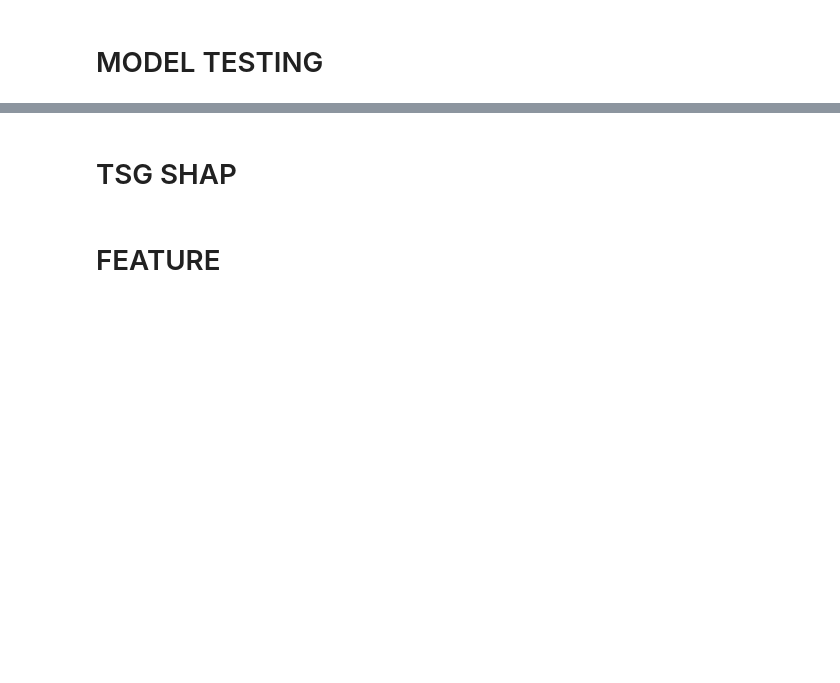
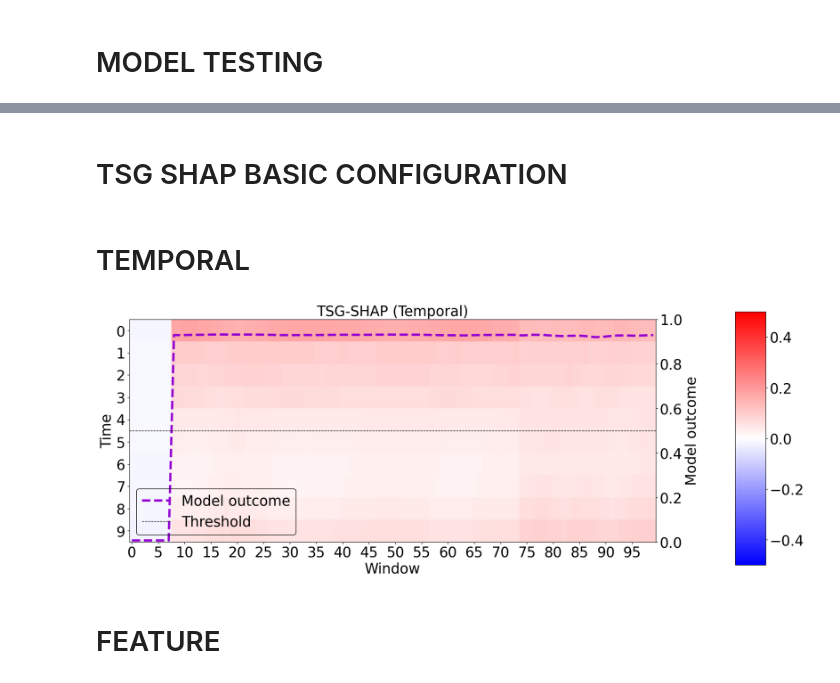
Before and after one commit to CyberDataLab/ShaTS, a Jupyter notebook: example.ipynb, the cells around one changed output, grey strips where cells are left out. Drawn from its saved outputs; the diff is of its cells as text; code cells hidden in the pictures; blank space fills up the shorter version.

```diff
--- a/example.ipynb
+++ b/example.ipynb
@@ -494,20 +486,34 @@ Test Accuracy: 0.9791 | Precision: 0.9773 | Recall: 0.9252 | F1-score: 0.9492
 [figure]
 # %% [markdown]
-# TSG SHAP
+# TSG SHAP BASIC CONFIGURATION
 # %%
 import tsg_shap
 from tsg_shap import StrategySubsets, StrategyGrouping, StrategyPrediction
 # %%
-random_samples = random.sample(range(len(trainDataset)), 50)
+random_samples = random.sample(range(len(trainDataset)), 100)
 support = [trainDataset[idx] for idx in random_samples]
 
-begin = 190
-end = begin + 100
+begin = 190 #begining instant to be explained
+end = begin + 100 #end instant to be explained
 test = [testDataset[idx] for idx in range(begin, end)]
 # %%
 variables_map_idxs_array = []
 for key, value in variables_map.items():
     variables_map_idxs_array.append(value)
+# %% [markdown]
+# TEMPORAL
+# %%
+shapley_class = tsg_shap.TSG_SHAP(model,
+                               support ,
+                               classToExplain = 1,
+                               strategyGrouping=StrategyGrouping.TIME,
+                               nameInstants= [str(i) for i in range(10)])
+
+shapley_values = shapley_class.compute_tsgshap(test)
+
+shapley_class.plot_tsgshap(shapley_values, test)
+# %% [output]
+[figure, added]
 # %% [markdown]
 # FEATURE
 # %%
```
Also changed, not shown: parts of 11 cells of this notebook, 1 other file.
